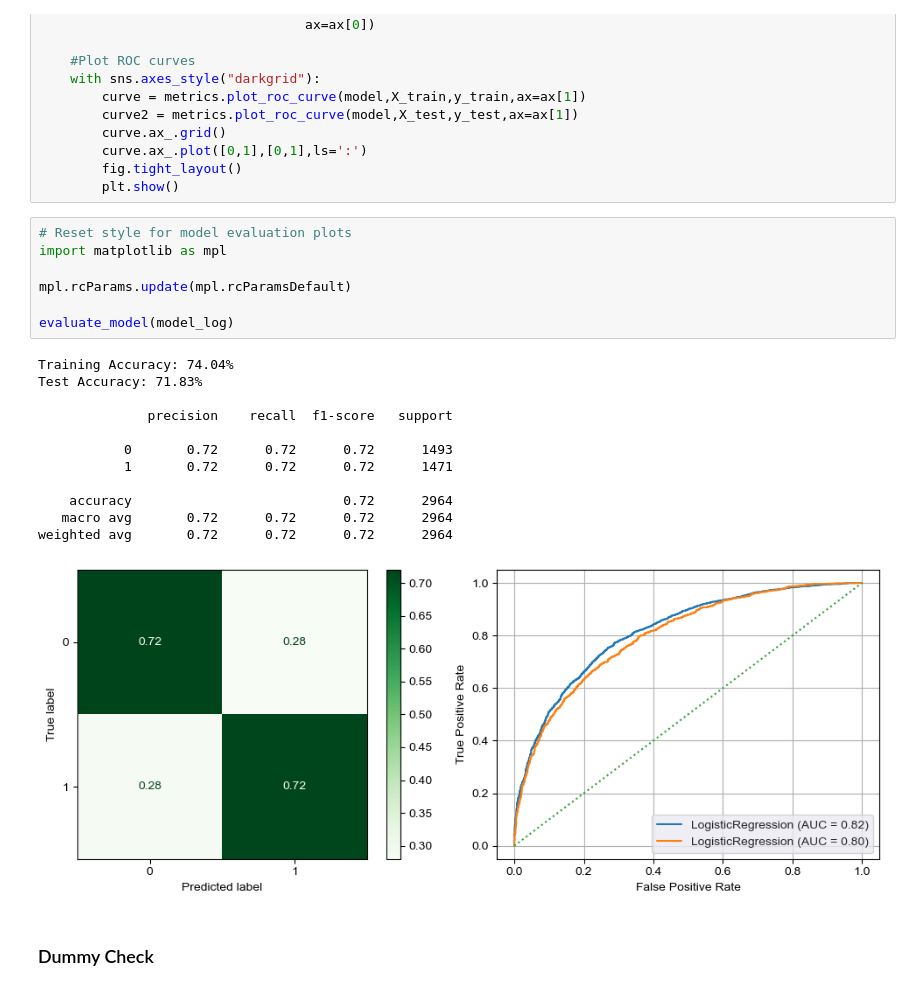
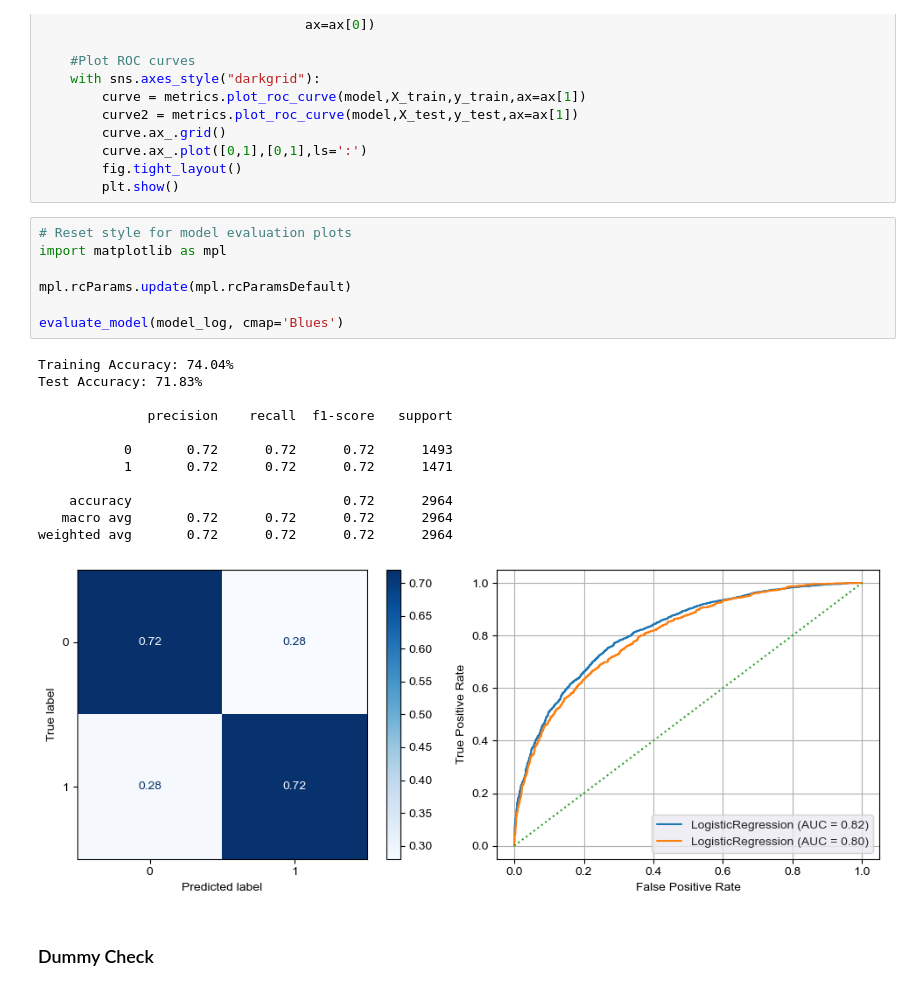
Before and after one commit to Drymander/League-of-Legends-Victory-Classification, a Jupyter notebook: Johnny Dryman - Phase 3 Project Notebook.ipynb, the cells around one changed output. Cells and saved outputs as stored; diff of their text form.

```diff
--- a/Johnny Dryman - Phase 3 Project Notebook.ipynb
+++ b/Johnny Dryman - Phase 3 Project Notebook.ipynb
@@ -624,23 +677,23 @@ def evaluate_model(model, X_train=X_train, X_test=X_test, y_train=y_train,
 # %%
 # Reset style for model evaluation plots
 import matplotlib as mpl
 
 mpl.rcParams.update(mpl.rcParamsDefault)
 
-evaluate_model(model_log)
+evaluate_model(model_log, cmap='Blues')
 # %% [output]
 Training Accuracy: 74.04%
 Test Accuracy: 71.83%
 
               precision    recall  f1-score   support
 
            0       0.72      0.72      0.72      1493
            1       0.72      0.72      0.72      1471
 
     accuracy                           0.72      2964
    macro avg       0.72      0.72      0.72      2964
 weighted avg       0.72      0.72      0.72      2964
-[figure, old version]
+[figure, new version]
 # %% [markdown]
 ### Dummy Check
 # %% [markdown]
```
Also changed, not shown: parts of 27 cells of this notebook, 5 other files.
